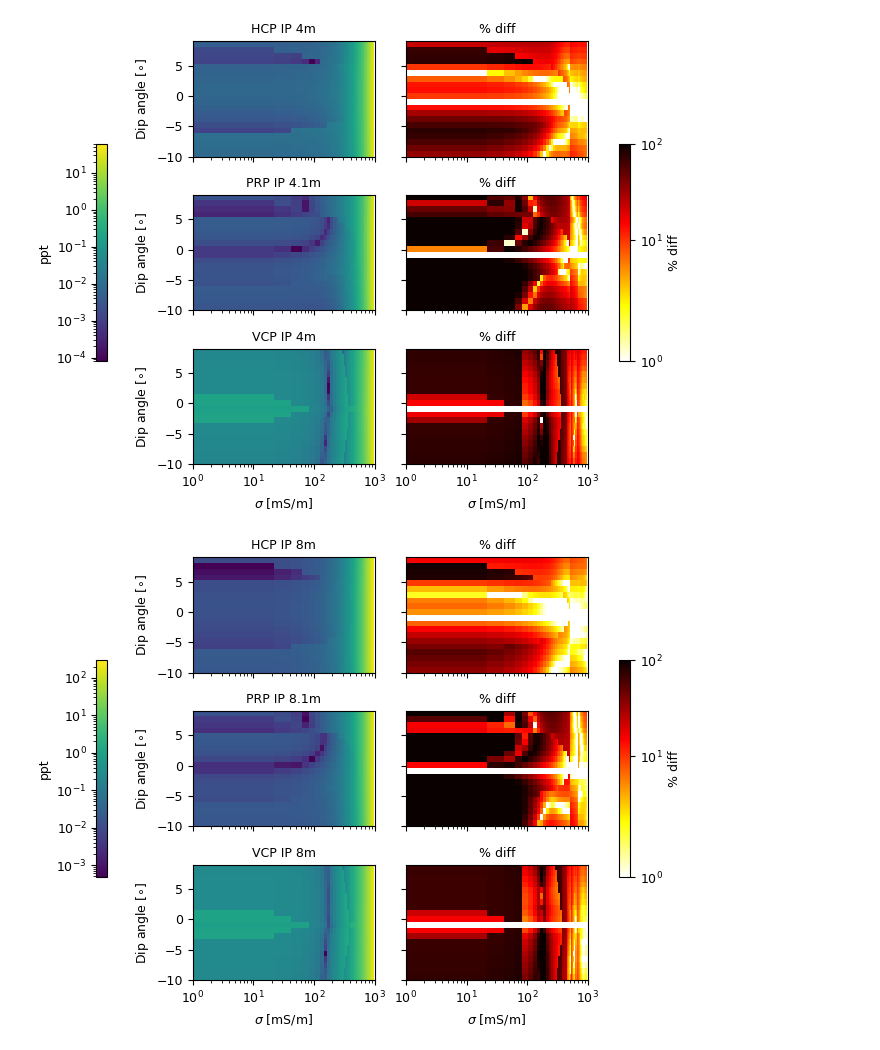
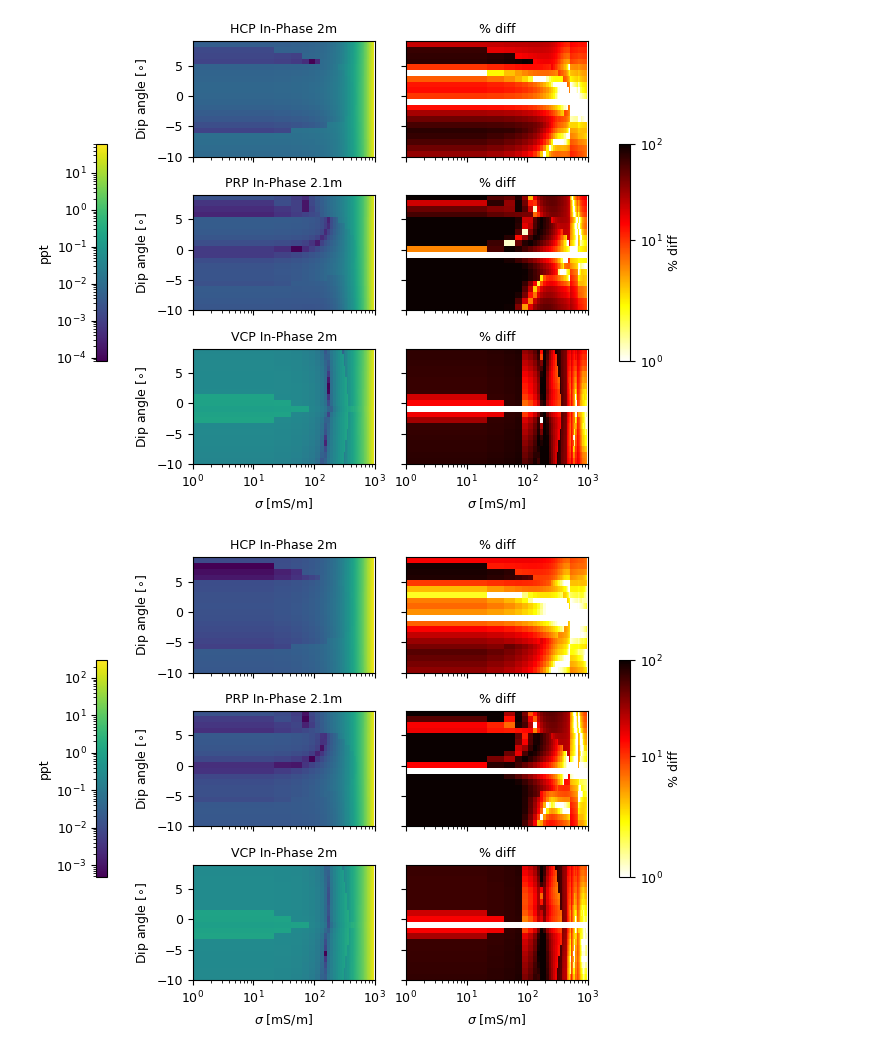
Before and after one commit to mariacarrizo/FDEM_LCI_PWI, a Jupyter notebook: Topography/DippingTopoPlots.ipynb, the cells around one changed output. Saved outputs shown, nothing was run; the diff lists cells and outputs as text; code cells hidden in the pictures.

```diff
--- a/Topography/DippingTopoPlots.ipynb
+++ b/Topography/DippingTopoPlots.ipynb
@@ -78,7 +78,7 @@ fs=9
 vmin = 1
 vmax = 100
 
-keys = ['HCP Q 4m', 'PRP Q 4.1m', 'VCP Q 4m',]
+keys = ['HCP Quadrature 2m', 'PRP Quadrature 2.1m', 'VCP Quadrature 2m',]
 for i, k in enumerate(keys):
     j = (i*3)+1
   #  print('i:', i)
@@ -118,7 +118,7 @@ fs=9
 vmin = 1
 vmax = 100
 
-keys = ['HCP Q 8m', 'PRP Q 8.1m', 'VCP Q 8m',]
+keys = ['HCP Quadrature 2m', 'PRP Quadrature 2.1m', 'VCP Quadrature 2m',]
 for i, k in enumerate(keys):
     j = (i*3)+2
  #   print('i:', i)
@@ -159,7 +159,7 @@ fs=9
 vmin = 1
 vmax = 100
 
-keys = ['HCP IP 2m', 'PRP IP 2.1m', 'VCP IP 2m',]
+keys = ['HCP In-Phase 2m', 'PRP In-Phase 2.1m', 'VCP In-Phase 2m',]
 for i, k in enumerate(keys):
     j = (i*3)+9
   #  print('i:', i)
@@ -199,7 +199,7 @@ fs=9
 vmin = 1
 vmax = 100
 
-keys = ['HCP IP 4m', 'PRP IP 4.1m', 'VCP IP 4m',]
+keys = ['HCP In-Phase 2m', 'PRP In-Phase 2.1m', 'VCP In-Phase 2m',]
 for i, k in enumerate(keys):
     j = (i*3)+10
  #   print('i:', i)
@@ -227,7 +227,7 @@ ax[-1,1].set_xlabel('$\sigma$ [mS/m]', fontsize=fs)
 plt.show()
 plt.savefig('DippingTopo_IP_4m.eps', format='eps')
 # %% [output]
-[figure, old version]
+[figure, new version]
 # %%
 fig, ax = plt.subplots(3,2, figsize=(6.5,5), sharex=True, sharey=True, layout='constrained')
 
@@ -239,32 +239,32 @@ fs=9
 vmin = 1
 vmax = 100
 
-keys = ['HCP IP 8m', 'PRP IP 8.1m', 'VCP IP 8m',]
+keys = ['HCP In-Phase 2m', 'PRP In-Phase 2.1m', 'VCP In-Phase 2m',]
 for i, k in enumerate(keys):
     j = (i*3)+11
   #  print('i:', i)
   #  print('j:', j)
   #  print('j*3: ', j*3)
     c1 = ax[i,0].imshow(data[:,:, j]*1000, extent= ext, aspect =asp, norm='log', )
     c2 = ax[i,1].imshow(np.abs((data[:, :, j] - dat_0[:,:,j])/dat_0[:,:,j])*100, cmap= cmap, extent=ext, aspect=asp, vmin=vmin, vmax=vmax, norm='symlog')
     ax[i,0].set_xscale('log')
     ax[i,0].set_ylabel('Dip angle [$\circ$]', fontsize=fs)
     ax[i,0].set_title(k, fontsize=fs)
     ax[i,1].set_title('% diff', fontsize=fs)
     ax[i,0].tick_params(labelsize=fs)
     ax[i,1].tick_params(labelsize=fs)
 
 cb1 = fig.colorbar(c1, ax=ax, location='left', shrink=0.5)
 cb1.set_label('ppt', fontsize=fs)
 cb1.ax.tick_params( labelsize=fs)
 cb2 = fig.colorbar(c2, ax=ax, location ='right', shrink=0.5)
 cb2.set_label('% diff', fontsize=fs)
 cb2.ax.tick_params( labelsize=fs)
 
 ax[-1,0].set_xlabel('$\sigma$ [mS/m]', fontsize=fs)
 ax[-1,1].set_xlabel('$\sigma$ [mS/m]', fontsize=fs)
 
 plt.show()
 plt.savefig('DippingTopo_IP_8m.eps', format='eps')
 # %% [output]
-[figure, old version]
+[figure, new version]
```
Also changed, not shown: parts of 4 cells of this notebook.
